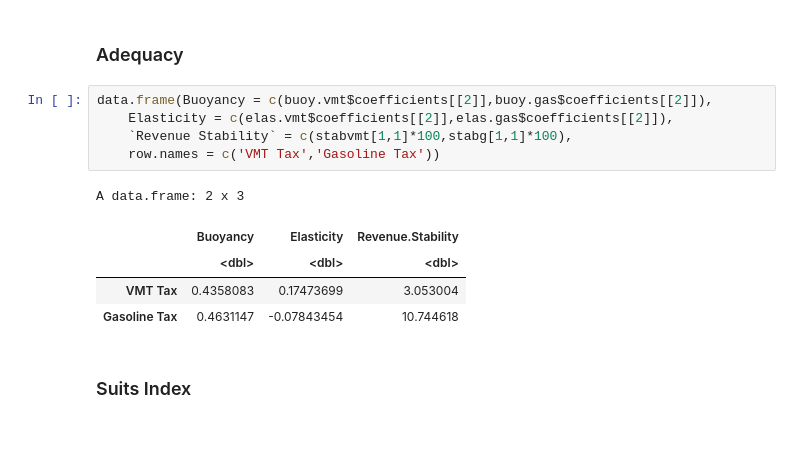
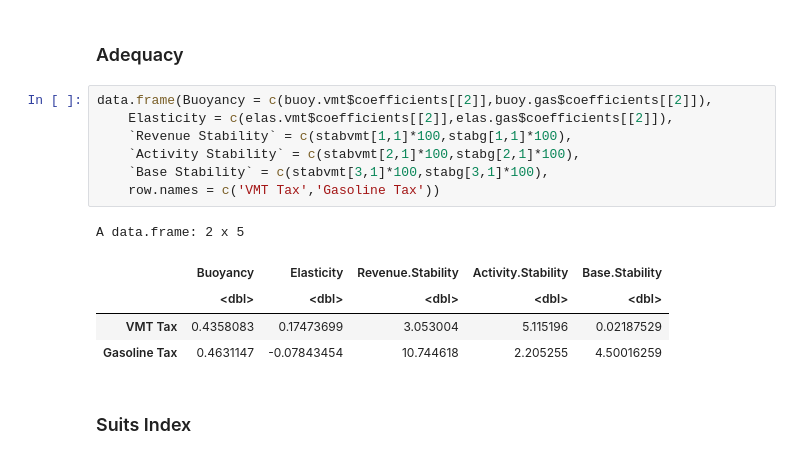
Before and after one commit to n-smalley/f606-Final-Project, a Jupyter notebook: analysis-r.ipynb, the cells around one changed output. Saved outputs shown, nothing was run; the diff lists cells and outputs as text.

```diff
--- a/analysis-r.ipynb
+++ b/analysis-r.ipynb
@@ -1147,14 +1162,16 @@ ggplot(vmt.fc2) + theme +
 # %%
 data.frame(Buoyancy = c(buoy.vmt$coefficients[[2]],buoy.gas$coefficients[[2]]),
     Elasticity = c(elas.vmt$coefficients[[2]],elas.gas$coefficients[[2]]),
     `Revenue Stability` = c(stabvmt[1,1]*100,stabg[1,1]*100),
+    `Activity Stability` = c(stabvmt[2,1]*100,stabg[2,1]*100),
+    `Base Stability` = c(stabvmt[3,1]*100,stabg[3,1]*100),
     row.names = c('VMT Tax','Gasoline Tax'))
 # %% [output]
-A data.frame: 2 x 3
+A data.frame: 2 x 5
-|  | Buoyancy | Elasticity | Revenue.Stability |
-|  | <dbl> | <dbl> | <dbl> |
-| VMT Tax | 0.4358083 | 0.17473699 | 3.053004 |
-| Gasoline Tax | 0.4631147 | -0.07843454 | 10.744618 |
+|  | Buoyancy | Elasticity | Revenue.Stability | Activity.Stability | Base.Stability |
+|  | <dbl> | <dbl> | <dbl> | <dbl> | <dbl> |
+| VMT Tax | 0.4358083 | 0.17473699 | 3.053004 | 5.115196 | 0.02187529 |
+| Gasoline Tax | 0.4631147 | -0.07843454 | 10.744618 | 2.205255 | 4.50016259 |
 # %% [markdown]
 ### Suits Index
 # %%
```
Also changed, not shown: parts of 15 cells of this notebook.
